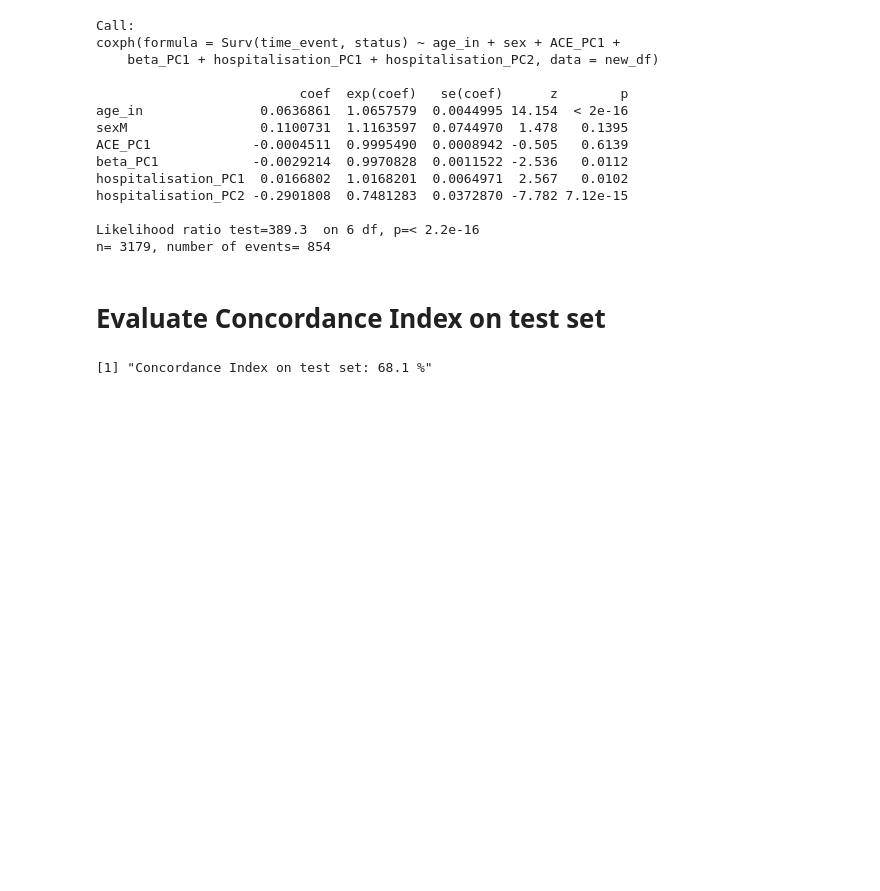
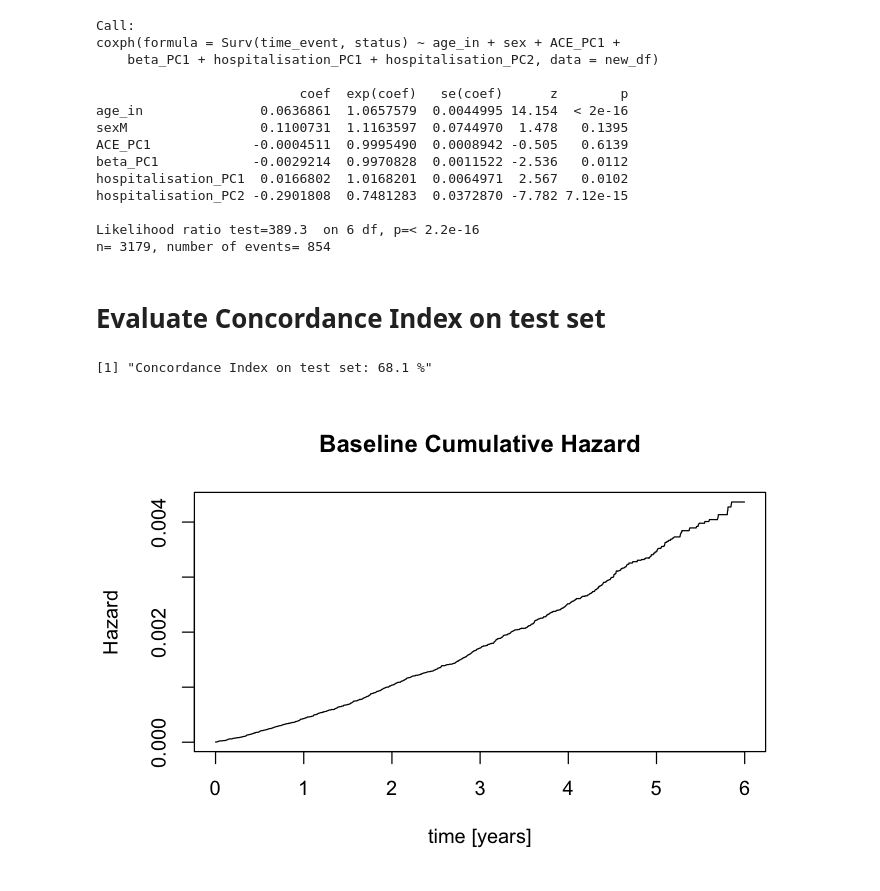
Before and after one commit to davide-burba/thesis, a Jupyter notebook: survival_process/cox_survival.ipynb, the cells around one changed output. Saved outputs shown, nothing was run; the diff lists cells and outputs as text; code cells hidden in the pictures; blank space fills up the shorter version.

```diff
--- a/survival_process/cox_survival.ipynb
+++ b/survival_process/cox_survival.ipynb
@@ -166,3 +166,10 @@ print(paste('Concordance Index on test set:',round(test_score*100,1),'%'))
 [1] "Concordance Index on test set: 68.1 %"
 # %%
 write.csv(prediction,file = '../../data/predictions_cox.csv',row.names = FALSE)
+# %%
+bh = basehaz(best_model,centered = FALSE)
+
+options(repr.plot.width=6, repr.plot.height=4)
+plot(bh$time/365,bh$hazard, type = 'l',xlab = 'time [years]',ylab = 'Hazard', main = 'Baseline Cumulative Hazard')
+# %% [output]
+[figure, added]
```
Also changed, not shown: 3 other files.
